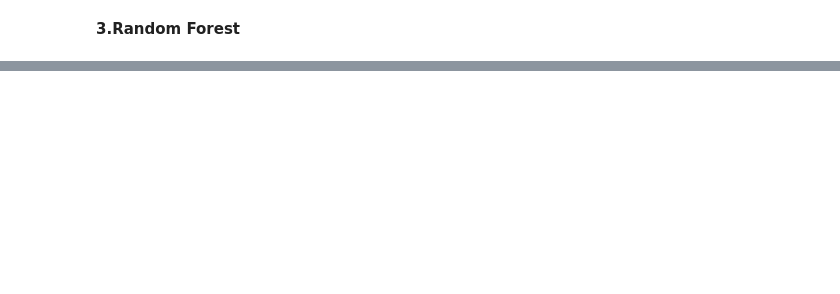
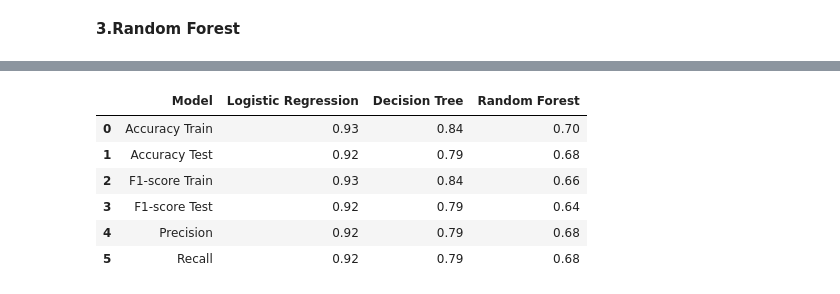
Before and after one commit to apurvadixit16/Automatic-Ticket-Classification, a Jupyter notebook: automatic-ticket-classification.ipynb, the cells around one changed output, grey strips where cells are left out. Cells and saved outputs as stored; diff of their text form; code cells hidden in the pictures; blank space fills up the shorter version.

Commit message:
adding final results

```diff
--- a/automatic-ticket-classification.ipynb
+++ b/automatic-ticket-classification.ipynb
@@ -1018,0 +968,17 @@ ValueError: multiclass format is not supported
+# %%
+result_dict = {'Model':['Accuracy Train','Accuracy Test','F1-score Train','F1-score Test','Precision','Recall'],
+        'Logistic Regression':[result_lr[0], result_lr[1],result_lr[2],result_lr[3],result_lr[4],result_lr[5]],
+        'Decision Tree':[result_dt[0],result_dt[1],result_dt[2],result_dt[3],result_dt[4],result_dt[5]],
+        'Random Forest':[result_rf[0],result_rf[1],result_rf[2],result_rf[3],result_rf[4],result_rf[5]]
+       }
+# %%
+results_df = pd.DataFrame(result_dict)
+results_df
+# %% [output]
+|  | Model | Logistic Regression | Decision Tree | Random Forest |
+| 0 | Accuracy Train | 0.93 | 0.84 | 0.70 |
+| 1 | Accuracy Test | 0.92 | 0.79 | 0.68 |
+| 2 | F1-score Train | 0.93 | 0.84 | 0.66 |
+| 3 | F1-score Test | 0.92 | 0.79 | 0.64 |
+| 4 | Precision | 0.92 | 0.79 | 0.68 |
+| 5 | Recall | 0.92 | 0.79 | 0.68 |
```
Also changed, not shown: parts of 7 cells of this notebook.
